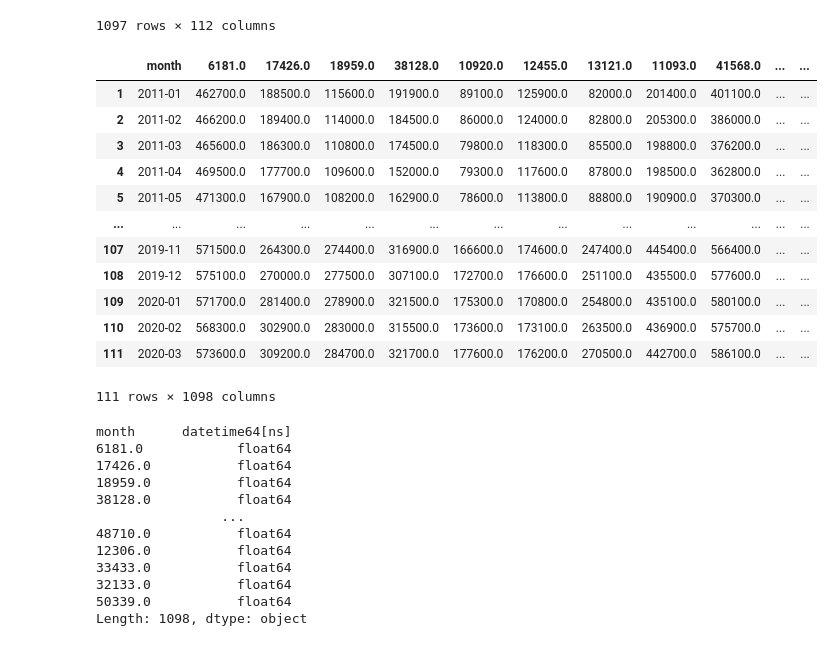
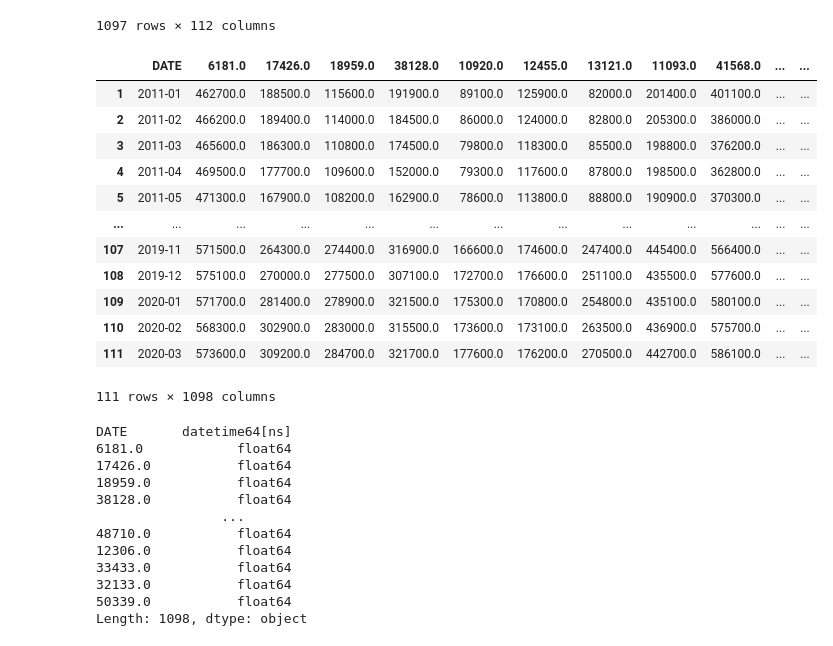
Before and after one commit to pbthompson92/Final_Project_Outliers, a Jupyter notebook: Scratch_paper_mhardy.ipynb, the cells around one changed output. Saved outputs shown, nothing was run; the diff lists cells and outputs as text; code cells hidden in the pictures.

```diff
--- a/Scratch_paper_mhardy.ipynb
+++ b/Scratch_paper_mhardy.ipynb
@@ -66,13 +66,13 @@ time_df
 # %%
 
 time_transposed = time_df.transpose()
 time_transposed.reset_index(drop = False, inplace = True)
 time_transposed = time_transposed.rename(columns=time_transposed.iloc[0])
 time_transposed = time_transposed.drop([0, 0])
-time_transposed = time_transposed.rename(columns={"RegionID": 'month'})
+time_transposed = time_transposed.rename(columns={"RegionID": 'DATE'})
 time_transposed
 # %% [output]
-|  | month | 6181.0 | 17426.0 | 18959.0 | 38128.0 | 10920.0 | 12455.0 | 13121.0 | 11093.0 | 41568.0 | ... | ... |
+|  | DATE | 6181.0 | 17426.0 | 18959.0 | 38128.0 | 10920.0 | 12455.0 | 13121.0 | 11093.0 | 41568.0 | ... | ... |
 | 1 | 2011-01 | 462700.0 | 188500.0 | 115600.0 | 191900.0 | 89100.0 | 125900.0 | 82000.0 | 201400.0 | 401100.0 | ... | ... |
 | 2 | 2011-02 | 466200.0 | 189400.0 | 114000.0 | 184500.0 | 86000.0 | 124000.0 | 82800.0 | 205300.0 | 386000.0 | ... | ... |
 | 3 | 2011-03 | 465600.0 | 186300.0 | 110800.0 | 174500.0 | 79800.0 | 118300.0 | 85500.0 | 198800.0 | 376200.0 | ... | ... |
@@ -87,10 +87,10 @@ time_transposed
 111 rows × 1098 columns
 # %%
 # convert month column to datetime format
-time_transposed['month'] = pd.to_datetime(time_transposed['month'], infer_datetime_format=True)
+time_transposed['DATE'] = pd.to_datetime(time_transposed['DATE'], infer_datetime_format=True)
 time_transposed.dtypes
 # %% [output]
-month      datetime64[ns]
+DATE       datetime64[ns]
 6181.0            float64
 17426.0           float64
 18959.0           float64
```
Also changed, not shown: parts of 6 cells of this notebook, 4 other files.
